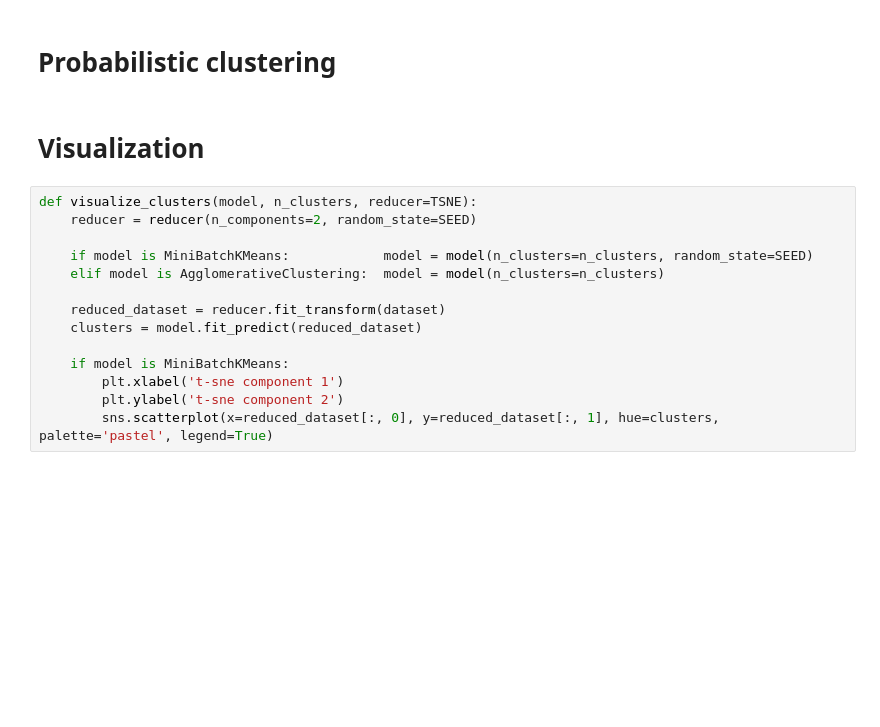
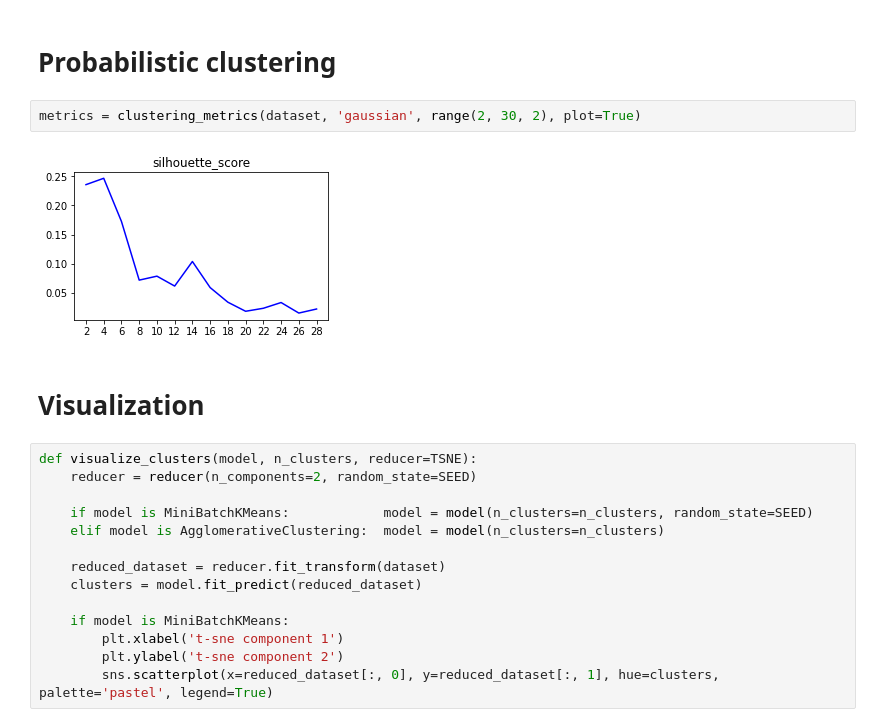
Before and after one commit to adgiz05/spotify_unsupervised_learning, a Jupyter notebook: main.ipynb, the cells around one changed output. Saved outputs shown, nothing was run; the diff lists cells and outputs as text; blank space fills up the shorter version.

```diff
--- a/main.ipynb
+++ b/main.ipynb
@@ -138,5 +164,9 @@ metrics = clustering_metrics(dataset, 'kmeans', range(2, 30, 2), plot=True)
 # %% [markdown]
 # Probabilistic clustering
+# %%
+metrics = clustering_metrics(dataset, 'gaussian', range(2, 30, 2), plot=True)
+# %% [output]
+[figure, added]
 # %% [markdown]
 # Visualization
 # %%
```
Also changed, not shown: parts of 9 cells of this notebook.
